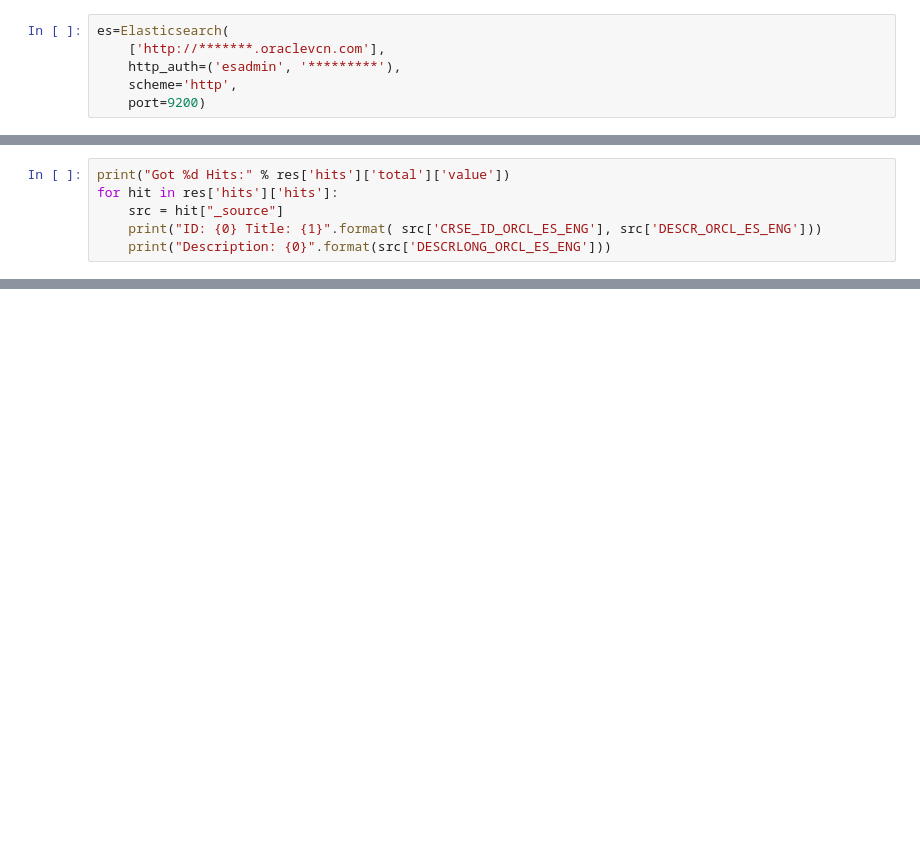
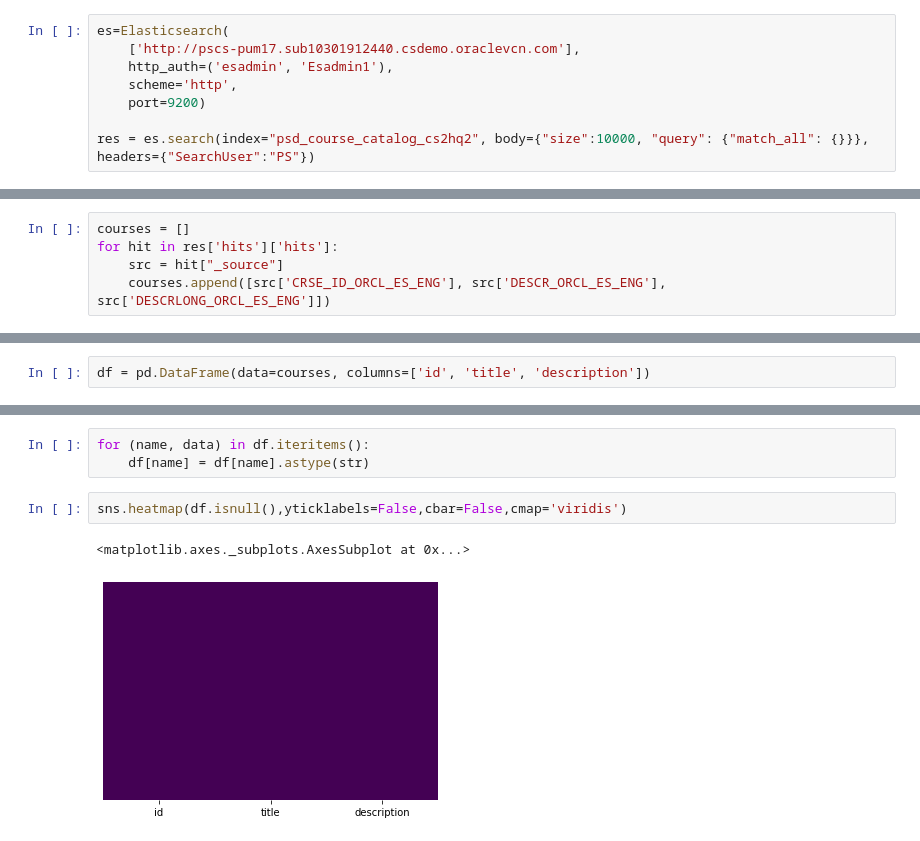
Before and after one commit to nvg/ml_sandbox, a Jupyter notebook: projects/misc/pses-integration.ipynb, the cells around one changed output, grey strips where cells are left out. Drawn from its saved outputs; the diff is of its cells as text; blank space fills up the shorter version.

```diff
--- a/projects/misc/pses-integration.ipynb
+++ b/projects/misc/pses-integration.ipynb
@@ -3,7 +7,9 @@ from datetime import datetime
 from elasticsearch import Elasticsearch
 # %%
 es=Elasticsearch(
-    ['http://*******.oraclevcn.com'],
-    http_auth=('esadmin', '*********'),
+    ['http://pscs-pum17.sub10301912440.csdemo.oraclevcn.com'],
+    http_auth=('esadmin', 'Esadmin1'),
     scheme='http',
     port=9200)
+
+res = es.search(index="psd_course_catalog_cs2hq2", body={"size":10000, "query": {"match_all": {}}}, headers={"SearchUser":"PS"})
@@ -12,6 +18,5 @@ res = es.search(index="psd_course_catalog_cs2hq2", body={"size":10000, "query":
 # %%
-print("Got %d Hits:" % res['hits']['total']['value'])
+courses = []
 for hit in res['hits']['hits']:
     src = hit["_source"]
-    print("ID: {0} Title: {1}".format( src['CRSE_ID_ORCL_ES_ENG'], src['DESCR_ORCL_ES_ENG']))
-    print("Description: {0}".format(src['DESCRLONG_ORCL_ES_ENG']))
+    courses.append([src['CRSE_ID_ORCL_ES_ENG'], src['DESCR_ORCL_ES_ENG'], src['DESCRLONG_ORCL_ES_ENG']])
@@ -35,0 +23,2 @@ Description: Byron's Long Poems and Dramas
+# %%
+df = pd.DataFrame(data=courses, columns=['id', 'title', 'description'])
@@ -35,0 +55,8 @@ Description: Byron's Long Poems and Dramas
+# %%
+for (name, data) in df.iteritems():
+    df[name] = df[name].astype(str)
+# %%
+sns.heatmap(df.isnull(),yticklabels=False,cbar=False,cmap='viridis')
+# %% [output]
+<matplotlib.axes._subplots.AxesSubplot at 0x...>
+[figure, added]
```
Also changed, not shown: parts of 26 cells of this notebook, 5 other files.
